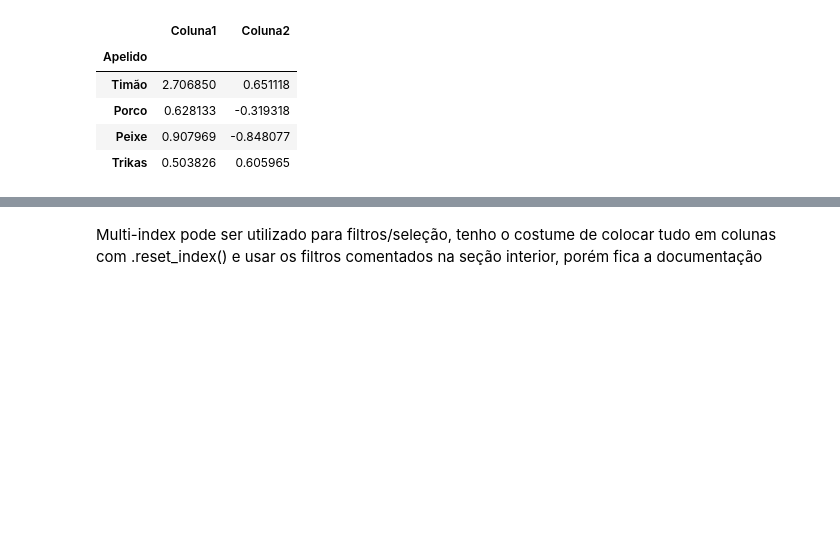
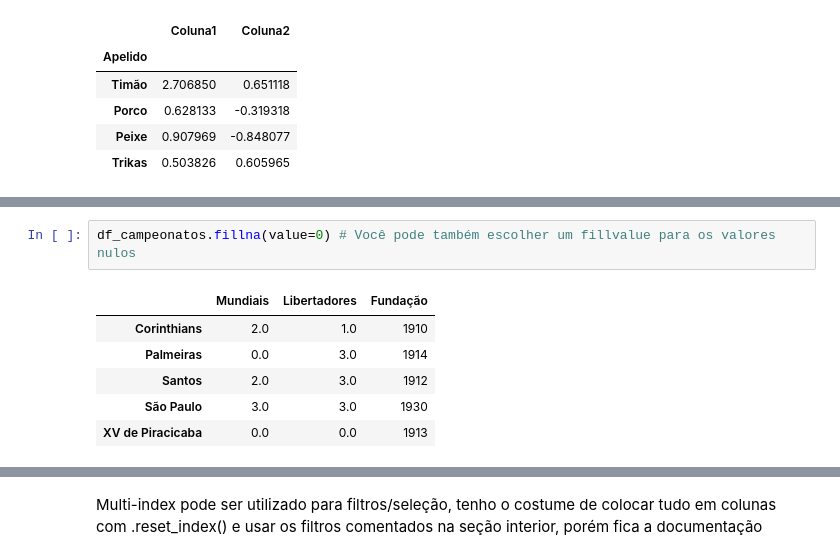
Before and after one commit to katrips/treinamento_python, a Jupyter notebook: Notebooks/Pandas/2. DataFrames_Pandas.ipynb, the cells around one changed output, grey strips where cells are left out. Cells and saved outputs as stored; diff of their text form; blank space fills up the shorter version.

```diff
--- a/Notebooks/Pandas/2. DataFrames_Pandas.ipynb
+++ b/Notebooks/Pandas/2. DataFrames_Pandas.ipynb
@@ -481,0 +531,9 @@ df_dict_aux.set_index("Apelido")
+# %%
+df_campeonatos.fillna(value=0) # Você pode também escolher um fillvalue para os valores nulos
+# %% [output]
+|  | Mundiais | Libertadores | Fundação |
+| Corinthians | 2.0 | 1.0 | 1910 |
+| Palmeiras | 0.0 | 3.0 | 1914 |
+| Santos | 2.0 | 3.0 | 1912 |
+| São Paulo | 3.0 | 3.0 | 1930 |
+| XV de Piracicaba | 0.0 | 0.0 | 1913 |
```
Also changed, not shown: parts of 12 cells of this notebook, 2 other files.
